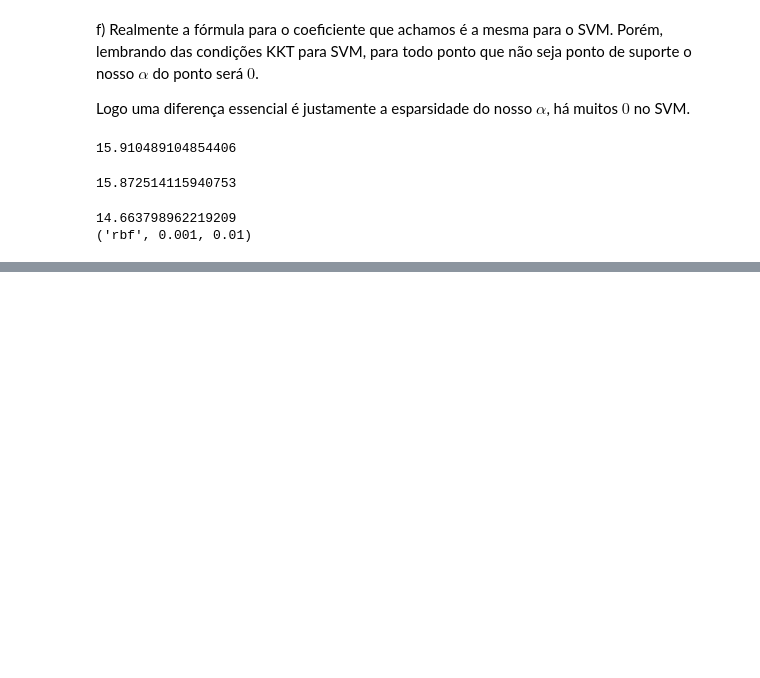
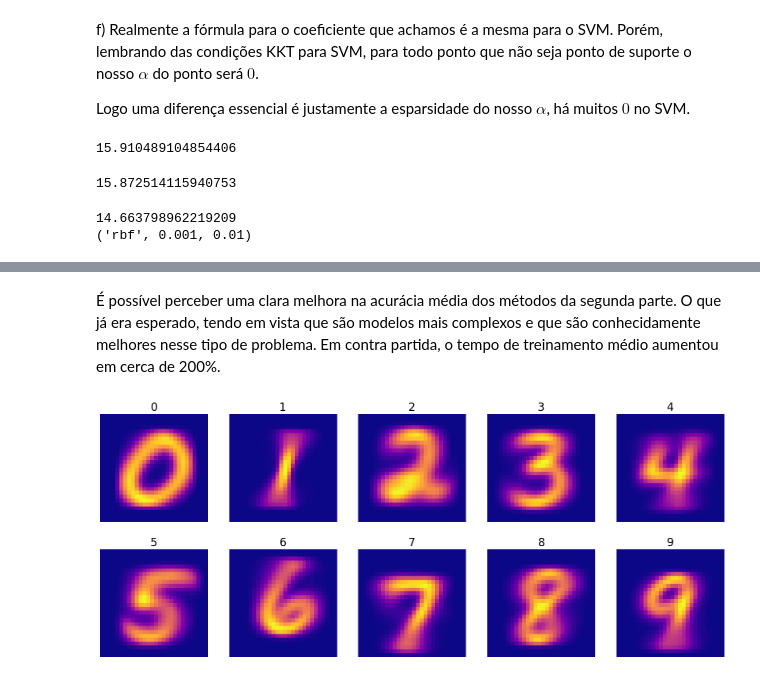
Before and after one commit to epedropaulo/MyPython, a Jupyter notebook: Machine Learning/Lista2/Respostas.ipynb, the cells around one changed output, grey strips where cells are left out. Drawn from its saved outputs; the diff is of its cells as text; code cells hidden in the pictures; blank space fills up the shorter version.

```diff
--- a/Machine Learning/Lista2/Respostas.ipynb
+++ b/Machine Learning/Lista2/Respostas.ipynb
@@ -85,11 +85,11 @@ from sklearn.preprocessing import StandardScaler
 
 alphas = 10**np.linspace(3,-2,100)
 ridge_cv_mse = []
+y_vector = np.array(y_train)
 
 for alpha in tqdm(alphas):
     cv_MSE = []
-    folds = KFold(n_splits=number_of_folds, shuffle=True, random_state=2023).split(X_train , y_train)
-    y_vector = np.array(y_train)
+    folds = KFold(n_splits=number_of_folds, shuffle=True, random_state=2023).split(X_train , y_vector)
     for train_idx , val_idx in folds:
         ridge_pipeline = make_pipeline(StandardScaler(), Ridge(alpha=alpha))
         ridge_pipeline[1].fit(X_train[train_idx], y_vector[train_idx]) # treine seu modelo nos folds de treino
@@ -151,0 +328,34 @@ print(optimal_hyperparam)
+# %%
+# Definindo uma função perda
+
+def MSE(y_hat, y=y_test):
+    tamanho = y_hat.shape[0]
+    resultado = y_hat == y
+    MSE = np.sum((resultado)**2)/tamanho
+    return MSE
+# %%
+# Treinando os modelos
+
+modelos = [nb, lda, qda, lr, knn, svc, rf, nn]
+time = []
+acuracias = []
+
+for modelo in modelos:
+    start_train = process_time()
+    metodo = modelo.fit(X_train, y_train)
+    end_train = process_time()
+    time_train = end_train - start_train
+
+    start_predict = process_time()
+    y_hat_test = metodo.predict(X_test)
+    end_predict = process_time()
+    time_predict = end_predict - start_predict
+
+    time.append([time_train, time_predict])
+
+    y_hat_train = metodo.predict(X_train)
+
+    acuracia_train = MSE(y_hat_train, y_train)
+    acuracia_test = MSE(y_hat_test, y_test)
+
+    acuracias.append([acuracia_train, acuracia_test])
@@ -151,0 +436,10 @@ print(optimal_hyperparam)
+# %% [markdown]
+É possível perceber uma clara melhora na acurácia média dos métodos da segunda parte. O que já era esperado, tendo em vista que são modelos mais complexos e que são conhecidamente melhores nesse tipo de problema. Em contra partida, o tempo de treinamento médio aumentou em cerca de 200%.
+# %%
+nb_params = {}
+for i in range(0, 10):
+    nb_params[i] = np.exp(nb.feature_log_prob_[i])
+
+plot_digits(nb_params)
+# %% [output]
+[figure, added]
```
Also changed, not shown: parts of 40 cells of this notebook, 1 other file.
